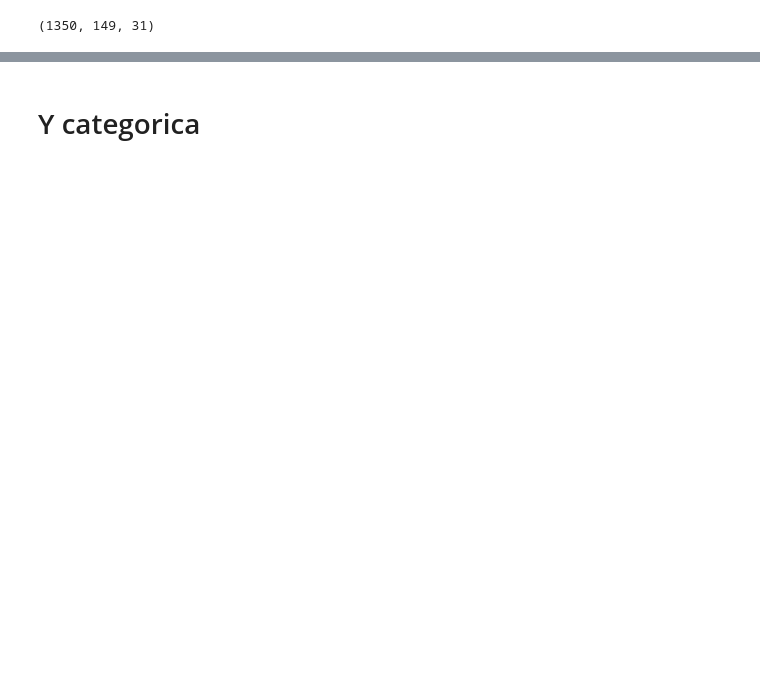
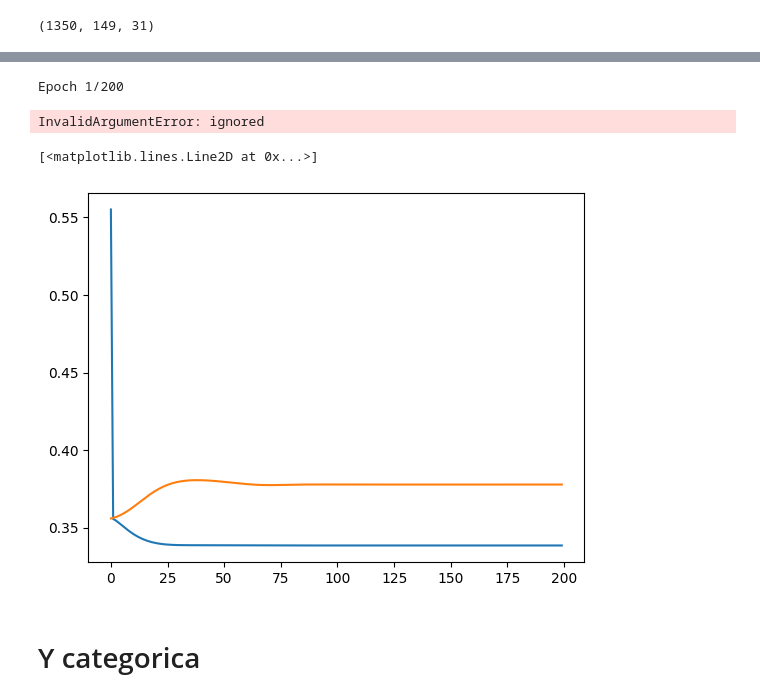
Before and after one commit to tintenderete/TFM, a Jupyter notebook: modelo_fijo_datos_ibex35.ipynb, the cells around one changed output, grey strips where cells are left out. Cells and saved outputs as stored; diff of their text form; code cells hidden in the pictures; blank space fills up the shorter version.

```diff
--- a/modelo_fijo_datos_ibex35.ipynb
+++ b/modelo_fijo_datos_ibex35.ipynb
@@ -718,3 +1362,22 @@ X_DATA.shape
+# %%
+early_stop = EarlyStopping(monitor='val_loss', patience=1000, mode='min', restore_best_weights=True)
+h = m.fit([ X_DATA_TAB[0:1000], X_DATA_NORM_ONE[0:1000], X_DATA[0:1000] ],
+          Y_DATA_NORM[0:1000],
+          epochs=200,
+          batch_size=X_DATA.shape[0],
+          validation_data = ([ X_DATA_TAB[1000:], X_DATA_NORM_ONE[1000:], X_DATA[1000:] ]
+                             , Y_DATA_NORM[1000:]),
+          callbacks=[early_stop]
+          )
+# %% [output]
+Epoch 1/200
+InvalidArgumentError: ignored
+# %%
+plt.plot(h.history["loss"])
+plt.plot(h.history["val_loss"])
+# %% [output]
+[<matplotlib.lines.Line2D at 0x...>]
+[figure, added]
 # %% [markdown]
 # Y categorica
 # %%
```
Also changed, not shown: parts of 102 cells of this notebook.
